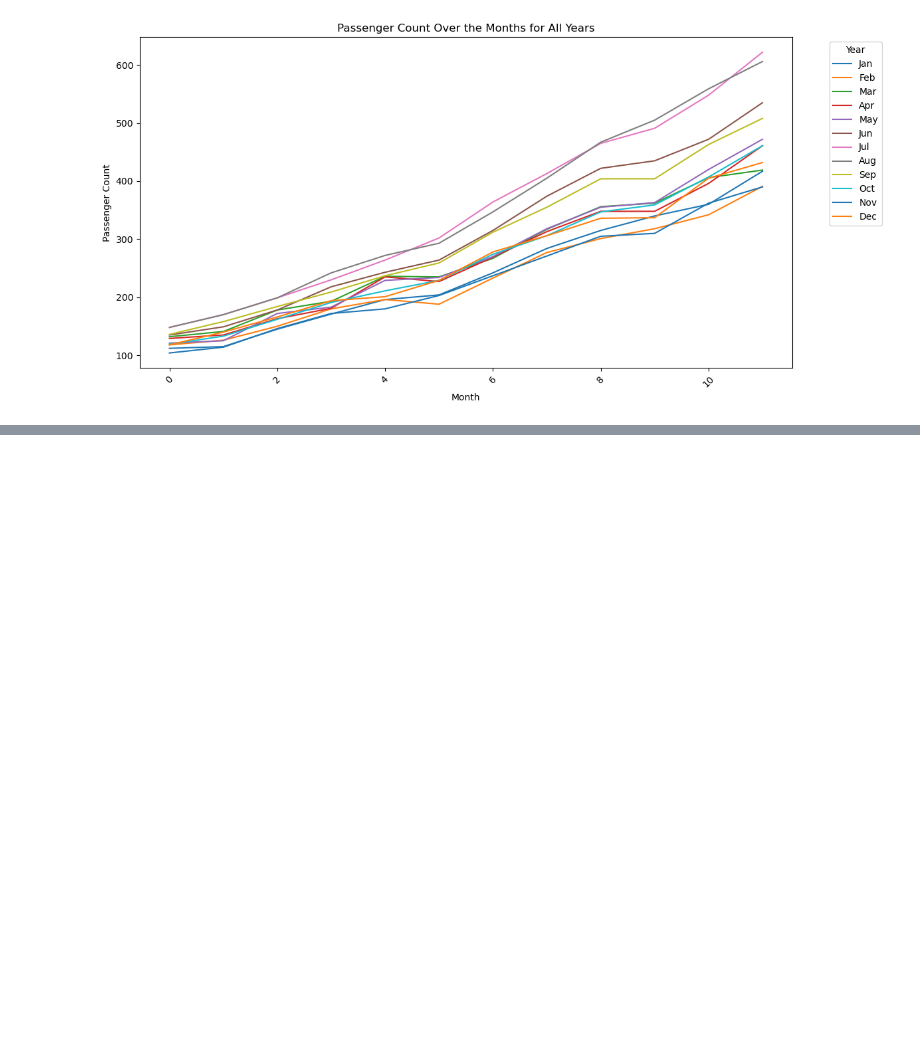
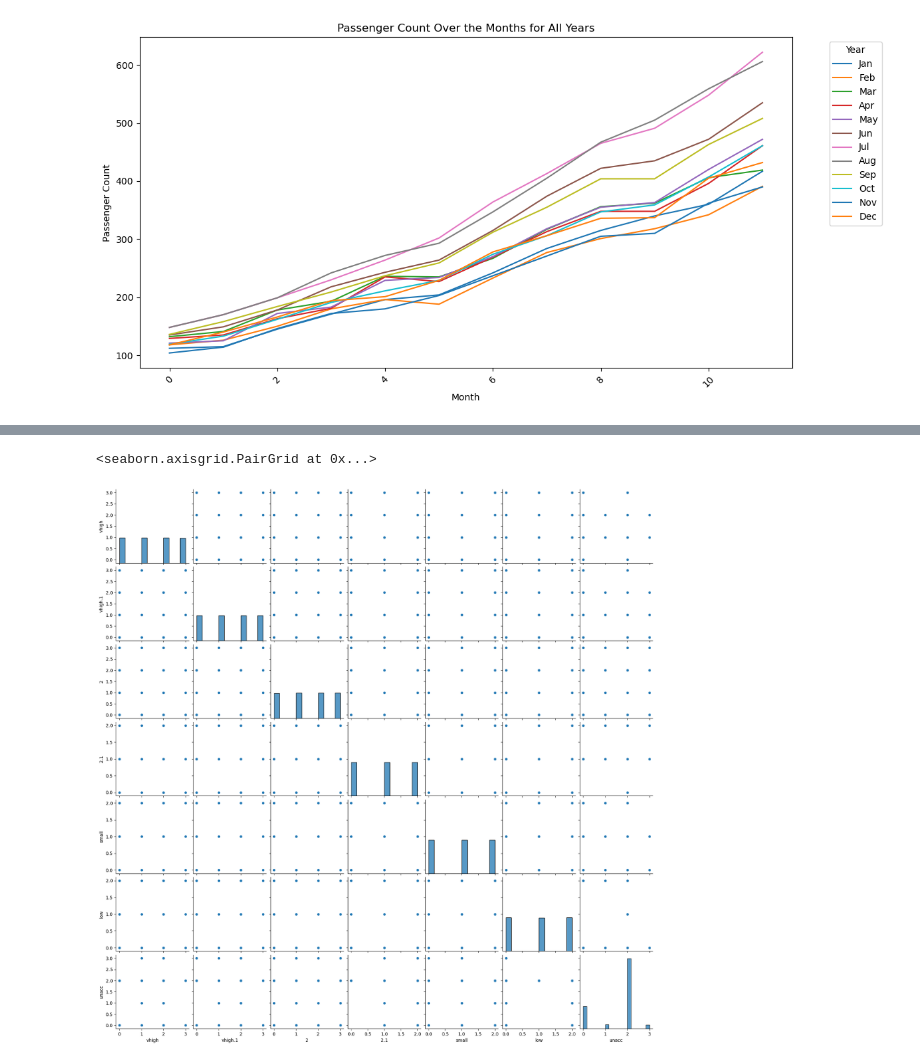
Before and after one commit to shakthishamruth/EDA, a Jupyter notebook: Exercises/ExercisesNotebook.ipynb, the cells around one changed output, grey strips where cells are left out. Cells and saved outputs as stored; diff of their text form; code cells hidden in the pictures; blank space fills up the shorter version.

```diff
--- a/Exercises/ExercisesNotebook.ipynb
+++ b/Exercises/ExercisesNotebook.ipynb
@@ -581,0 +584,3 @@ plt.show()
+# %%
+car_df = pd.read_csv('data/car.csv')
+car_df
@@ -581,0 +601,11 @@ plt.show()
+# %%
+# 1
+from sklearn.preprocessing import LabelEncoder
+le = LabelEncoder()
+for column in car_df.columns:
+    car_df[column] = le.fit_transform(car_df[column])
+
+sns.pairplot(car_df)
+# %% [output]
+<seaborn.axisgrid.PairGrid at 0x...>
+[figure, added]
```
Also changed, not shown: parts of 2 cells of this notebook, 1 other file.
